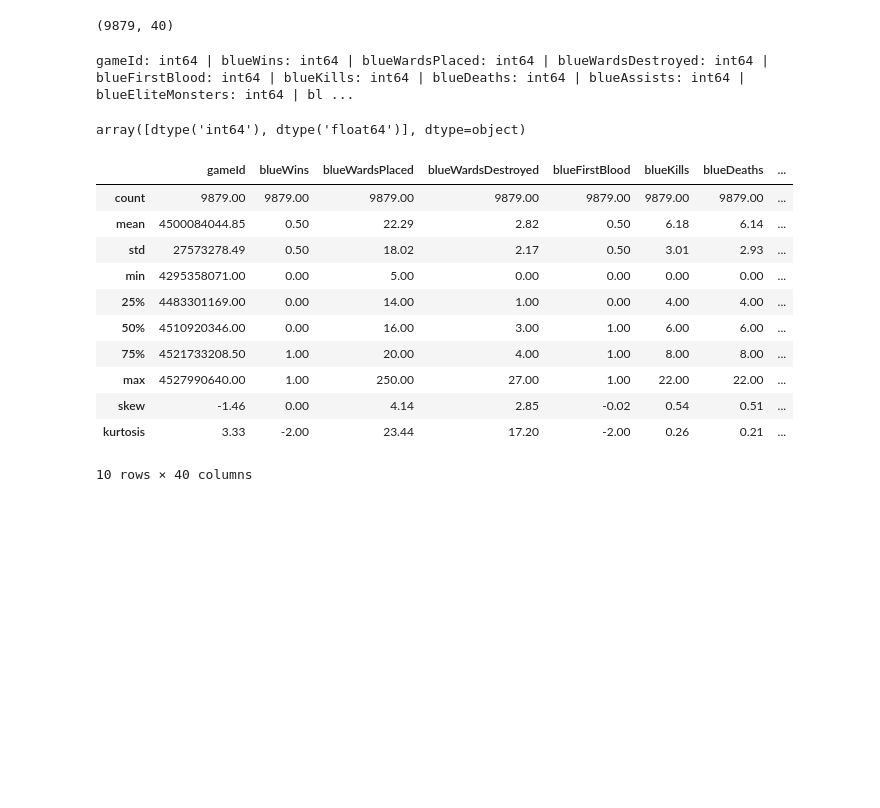
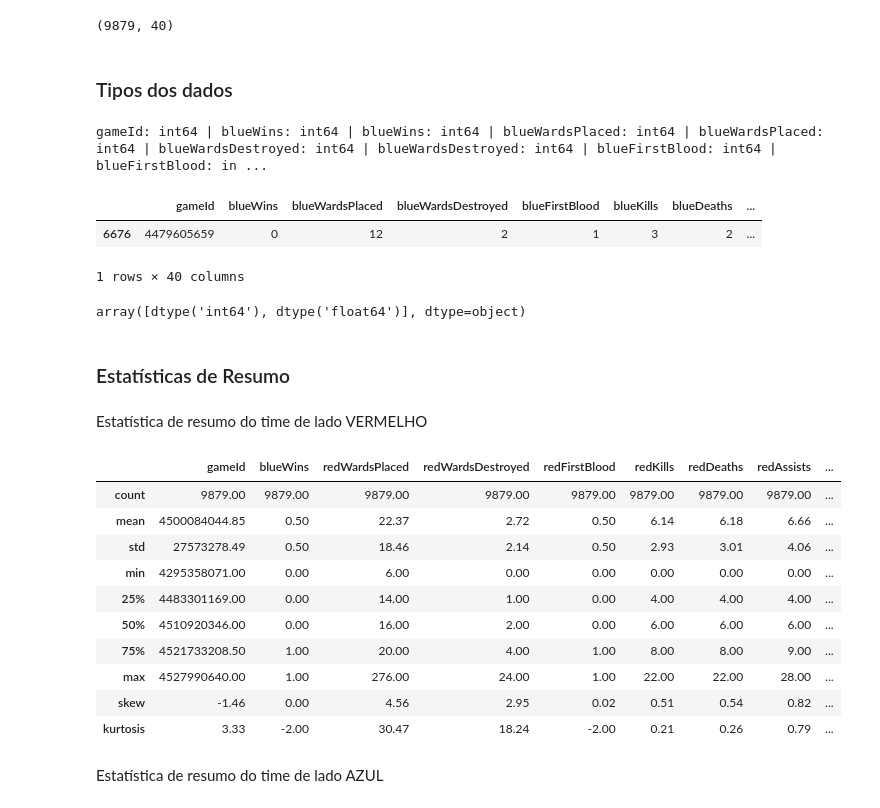
Before and after one commit to GustavoBarros11/leagueoflegends-data-analysis, a Jupyter notebook: notebook.ipynb, the cells around one changed output. Cells and saved outputs as stored; diff of their text form; code cells hidden in the pictures; blank space fills up the shorter version.

```diff
--- a/notebook.ipynb
+++ b/notebook.ipynb
@@ -27,12 +30,25 @@ data.head()
 data.shape
 # %% [output]
 (9879, 40)
+# %% [markdown]
+### Tipos dos dados
 # %%
 # Imprimindo os tipo de todas as colunas do dataframe
 for col in data.columns:
+    if 'red' in col:
+        print(f'\033[1;31m{col}: {data[col].dtype}', end=" | ")
+    elif 'blue' in col:
+        print(f'\033[1;36m{col}: {data[col].dtype}', end=" | ")
+
     print(f'{col}: {data[col].dtype}', end=" | ")
 # %% [output]
-gameId: int64 | blueWins: int64 | blueWardsPlaced: int64 | blueWardsDestroyed: int64 | blueFirstBlood: int64 | blueKills: int64 | blueDeaths: int64 | blueAssists: int64 | blueEliteMonsters: int64 | bl ...
+gameId: int64 | blueWins: int64 | blueWins: int64 | blueWardsPlaced: int64 | blueWardsPlaced: int64 | blueWardsDestroyed: int64 | blueWardsDestroyed: int64 | blueFirstBlood: int64 | blueFirstBlood: in ...
+# %%
+data.sample(1)
+# %% [output]
+|  | gameId | blueWins | blueWardsPlaced | blueWardsDestroyed | blueFirstBlood | blueKills | blueDeaths | ... |
+| 6676 | 4479605659 | 0 | 12 | 2 | 1 | 3 | 2 | ... |
+1 rows × 40 columns
 # %%
 data.dtypes.unique()
 # %% [output]
@@ -42,18 +56,32 @@ df_resume_stats = data.describe()
+# %% [markdown]
+### Estatísticas de Resumo
+# %%
+df_blue = data.loc[:, data.columns.map(lambda x: True if "blue" in x or x == "gameId" or x == "blueWins" else False)]
+df_red = data.loc[:, data.columns.map(lambda x: True if "red" in x or x == "gameId" or x == "blueWins" else False)]
+# %%
+df_resume_stats_red = df_red.describe()
+df_resume_stats_blue = df_blue.describe()
 # %%
-plus_resume_stats = pd.DataFrame(data=[data.skew(), data.kurtosis()], columns=data.kurtosis().index, index=["skew", "kurtosis"])
+plus_resume_stats_red = pd.DataFrame(data=[df_red.skew(), df_red.kurtosis()], columns=df_red.kurtosis().index, index=["skew", "kurtosis"])
+plus_resume_stats_blue = pd.DataFrame(data=[df_blue.skew(), df_blue.kurtosis()], columns=df_blue.kurtosis().index, index=["skew", "kurtosis"])
-# %%
-df_describe_full = pd.concat([df_resume_stats, plus_resume_stats])
-df_describe_full
-# %% [output]
-|  | gameId | blueWins | blueWardsPlaced | blueWardsDestroyed | blueFirstBlood | blueKills | blueDeaths | ... |
-| count | 9879.00 | 9879.00 | 9879.00 | 9879.00 | 9879.00 | 9879.00 | 9879.00 | ... |
-| mean | 4500084044.85 | 0.50 | 22.29 | 2.82 | 0.50 | 6.18 | 6.14 | ... |
-| std | 27573278.49 | 0.50 | 18.02 | 2.17 | 0.50 | 3.01 | 2.93 | ... |
-| min | 4295358071.00 | 0.00 | 5.00 | 0.00 | 0.00 | 0.00 | 0.00 | ... |
-| 25% | 4483301169.00 | 0.00 | 14.00 | 1.00 | 0.00 | 4.00 | 4.00 | ... |
-| 50% | 4510920346.00 | 0.00 | 16.00 | 3.00 | 1.00 | 6.00 | 6.00 | ... |
-| 75% | 4521733208.50 | 1.00 | 20.00 | 4.00 | 1.00 | 8.00 | 8.00 | ... |
-| max | 4527990640.00 | 1.00 | 250.00 | 27.00 | 1.00 | 22.00 | 22.00 | ... |
-| skew | -1.46 | 0.00 | 4.14 | 2.85 | -0.02 | 0.54 | 0.51 | ... |
-| kurtosis | 3.33 | -2.00 | 23.44 | 17.20 | -2.00 | 0.26 | 0.21 | ... |
-10 rows × 40 columns
+# %%
+df_describe_red = pd.concat([df_resume_stats_red, plus_resume_stats_red])
+df_describe_blue = pd.concat([df_resume_stats_blue, plus_resume_stats_blue])
+# %% [markdown]
+Estatística de resumo do time de lado VERMELHO
+# %%
+df_describe_red
+# %% [output]
+|  | gameId | blueWins | redWardsPlaced | redWardsDestroyed | redFirstBlood | redKills | redDeaths | redAssists | ... |
+| count | 9879.00 | 9879.00 | 9879.00 | 9879.00 | 9879.00 | 9879.00 | 9879.00 | 9879.00 | ... |
+| mean | 4500084044.85 | 0.50 | 22.37 | 2.72 | 0.50 | 6.14 | 6.18 | 6.66 | ... |
+| std | 27573278.49 | 0.50 | 18.46 | 2.14 | 0.50 | 2.93 | 3.01 | 4.06 | ... |
+| min | 4295358071.00 | 0.00 | 6.00 | 0.00 | 0.00 | 0.00 | 0.00 | 0.00 | ... |
+| 25% | 4483301169.00 | 0.00 | 14.00 | 1.00 | 0.00 | 4.00 | 4.00 | 4.00 | ... |
+| 50% | 4510920346.00 | 0.00 | 16.00 | 2.00 | 0.00 | 6.00 | 6.00 | 6.00 | ... |
+| 75% | 4521733208.50 | 1.00 | 20.00 | 4.00 | 1.00 | 8.00 | 8.00 | 9.00 | ... |
+| max | 4527990640.00 | 1.00 | 276.00 | 24.00 | 1.00 | 22.00 | 22.00 | 28.00 | ... |
+| skew | -1.46 | 0.00 | 4.56 | 2.95 | 0.02 | 0.51 | 0.54 | 0.82 | ... |
+| kurtosis | 3.33 | -2.00 | 30.47 | 18.24 | -2.00 | 0.21 | 0.26 | 0.79 | ... |
+# %% [markdown]
+Estatística de resumo do time de lado AZUL
```
Also changed, not shown: parts of 15 cells of this notebook.
